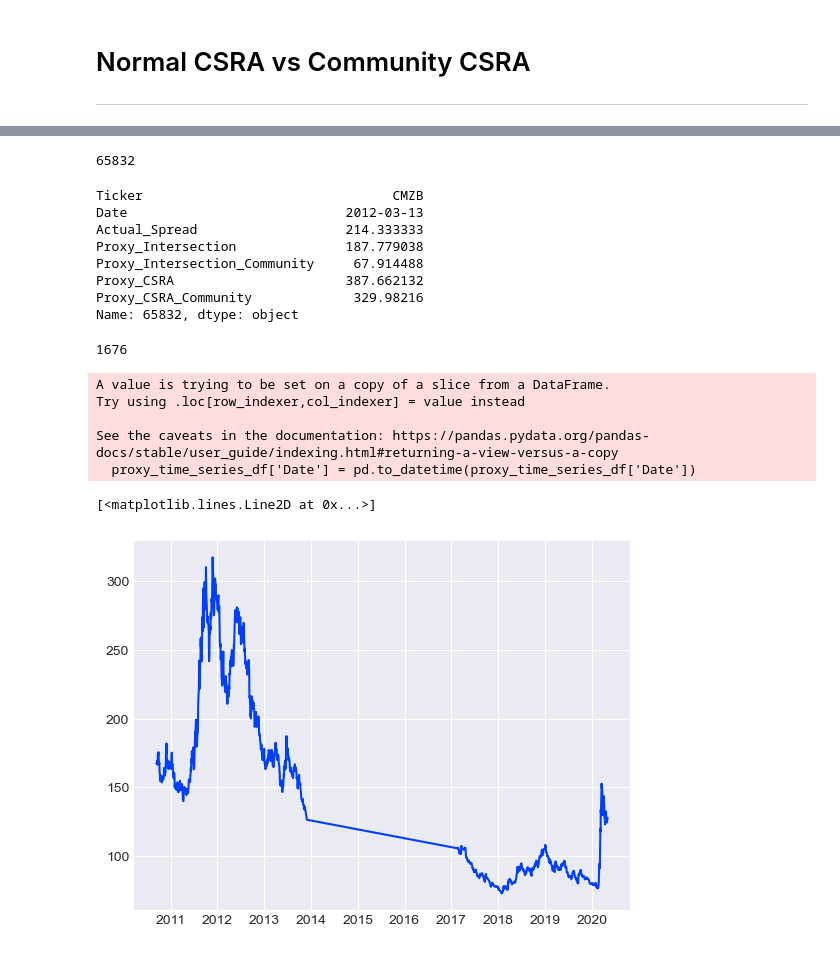
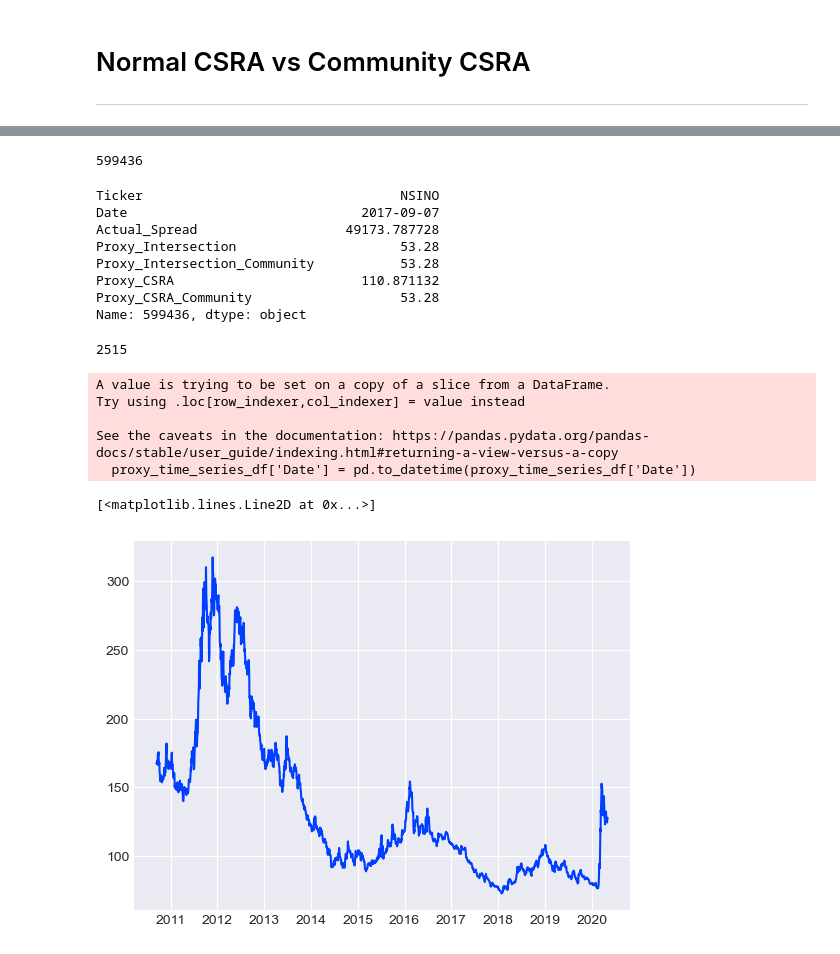
Before and after one commit to KLCALAW/ATCF, a Jupyter notebook: proxy_method_results.ipynb, the cells around one changed output, grey strips where cells are left out. Drawn from its saved outputs; the diff is of its cells as text; code cells hidden in the pictures.

```diff
--- a/proxy_method_results.ipynb
+++ b/proxy_method_results.ipynb
@@ -104,0 +115,2 @@ proxy_time_series_concat = pd.concat([proxy_time_series_df_alex, proxy_time_seri
+# %%
+proxy_time_series_final = pd.read_csv('data/proxy_time_series_final.csv')
@@ -105,31 +133,31 @@ proxy_time_series_concat = pd.concat([proxy_time_series_df_alex, proxy_time_seri
 # %%
 #Get index of max spread
-acual_spreads = proxy_time_series_concat['Actual_Spread']
+acual_spreads = proxy_time_series_final['Actual_Spread']
 
 max_spread = np.max(acual_spreads)
 
 max_spread_index = acual_spreads.idxmax()
 max_spread_index
 # %% [output]
-65832
+599436
 # %%
 #Get row with max spread
-proxy_time_series_concat.iloc[max_spread_index]
+proxy_time_series_final.loc[max_spread_index]
 # %% [output]
-Ticker                                CMZB
-Date                            2012-03-13
-Actual_Spread                   214.333333
-Proxy_Intersection              187.779038
-Proxy_Intersection_Community     67.914488
-Proxy_CSRA                      387.662132
-Proxy_CSRA_Community             329.98216
-Name: 65832, dtype: object
+Ticker                                 NSINO
+Date                              2017-09-07
+Actual_Spread                   49173.787728
+Proxy_Intersection                     53.28
+Proxy_Intersection_Community           53.28
+Proxy_CSRA                        110.871132
+Proxy_CSRA_Community                   53.28
+Name: 599436, dtype: object
 # %%
 #Remove row with NSINO Ticker (biggest spread)
-proxy_time_series_concat_filtered = proxy_time_series_concat[proxy_time_series_concat['Ticker'] != 'NSINO']
+proxy_time_series_filtered = proxy_time_series_final[proxy_time_series_final['Ticker'] != 'NSINO']
 # %%
-dates = proxy_time_series_concat_filtered['Date'].unique().tolist()
+dates = proxy_time_series_filtered['Date'].unique().tolist()
 len(dates)
 # %% [output]
-1676
+2515
 # %%
@@ -142,8 +170,8 @@ See the caveats in the documentation: https://pandas.pydata.org/pandas-docs/stab
   proxy_time_series_df['Date'] = pd.to_datetime(proxy_time_series_df['Date'])
 # %%
 #Plot mean of actual spreads for each date
-actual_spreads = proxy_time_series_concat_filtered['Actual_Spread'].groupby(proxy_time_series_concat_filtered['Date']).mean()
-plt.plot(actual_spreads)
+actual_spreads_means = proxy_time_series_filtered['Actual_Spread'].groupby(proxy_time_series_filtered['Date']).mean()
+plt.plot(actual_spreads_means)
 # %% [output]
 [<matplotlib.lines.Line2D at 0x...>]
-[figure, old version]
+[figure, new version]
```
Also changed, not shown: parts of 29 cells of this notebook, 2 other files.
